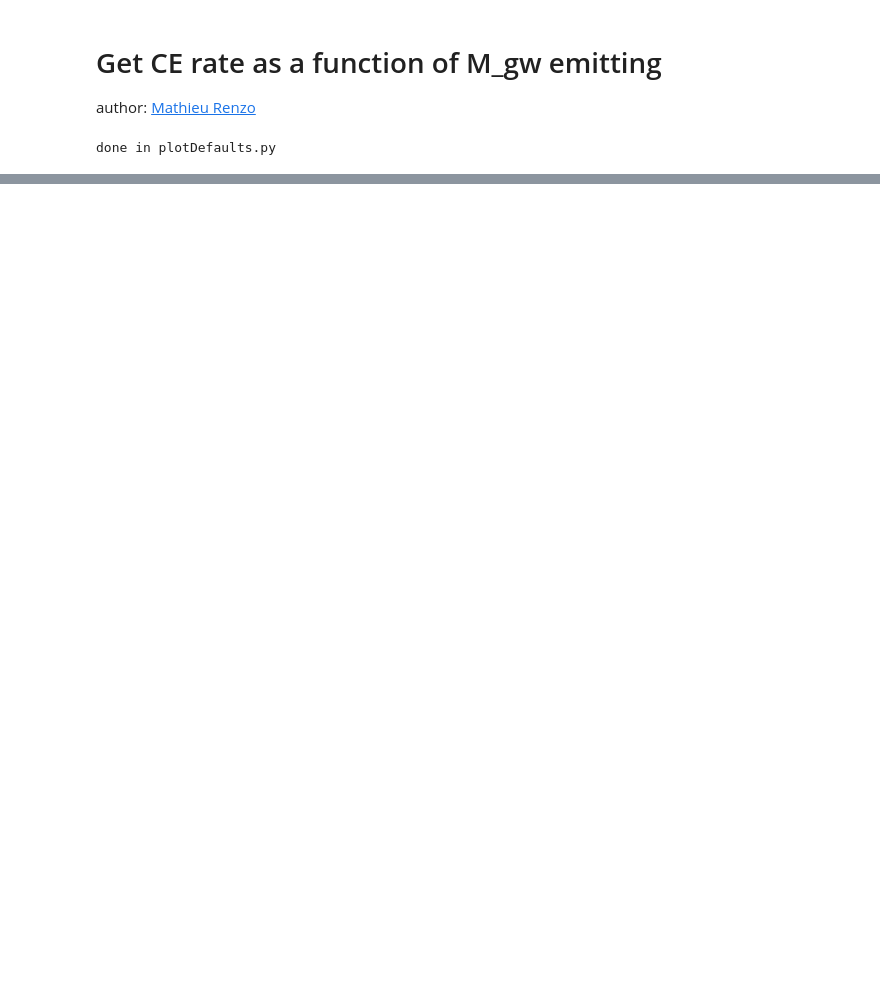
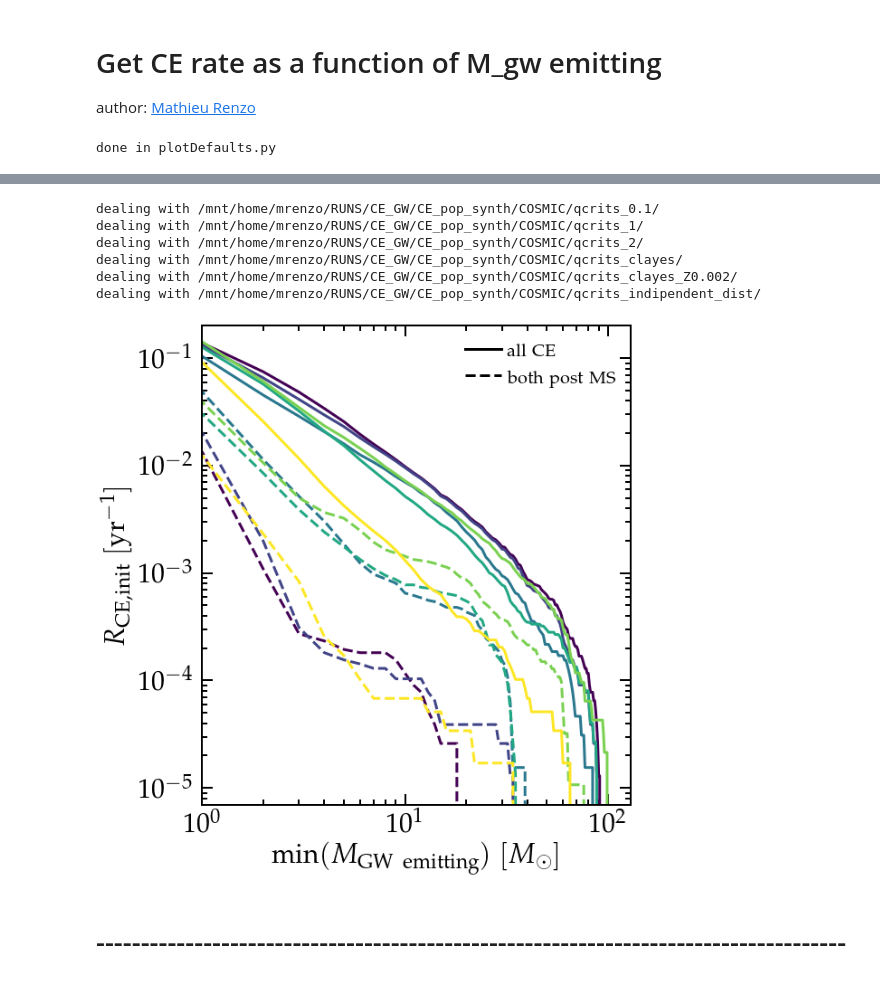
Before and after one commit to tcallister/LISA-and-CE-Evolution, a Jupyter notebook: COSMIC_popsynth/Common_envelope_rate_as_function_of_mass_gw_emitting.ipynb, the cells around one changed output, grey strips where cells are left out. Cells and saved outputs as stored; diff of their text form; code cells hidden in the pictures; blank space fills up the shorter version.

```diff
--- a/COSMIC_popsynth/Common_envelope_rate_as_function_of_mass_gw_emitting.ipynb
+++ b/COSMIC_popsynth/Common_envelope_rate_as_function_of_mass_gw_emitting.ipynb
@@ -32,3 +286,81 @@ default_folder = glob.glob(root+"qcrits_clayes/")[0]
+# %%
+# plot rate of initiation as a function of the mass emitting GWs
+
+fig = plt.figure(figsize=(15., 15.))
+gs = gridspec.GridSpec(2,2)
+gs.update(wspace=0,hspace=0)# top=1.1)
+ax = plt.subplot(gs[0])
+
+Ntest = 3
+Npaper = 101
+Mcuts  = np.linspace(0,100,Npaper)
+
+folders = ["/mnt/home/mrenzo/RUNS/CE_GW/CE_pop_synth/COSMIC/qcrits_0.1/",
+           "/mnt/home/mrenzo/RUNS/CE_GW/CE_pop_synth/COSMIC/qcrits_1/",
+           "/mnt/home/mrenzo/RUNS/CE_GW/CE_pop_synth/COSMIC/qcrits_2/",
+           "/mnt/home/mrenzo/RUNS/CE_GW/CE_pop_synth/COSMIC/qcrits_clayes/",
+           "/mnt/home/mrenzo/RUNS/CE_GW/CE_pop_synth/COSMIC/qcrits_clayes_Z0.002/",
+           "/mnt/home/mrenzo/RUNS/CE_GW/CE_pop_synth/COSMIC/qcrits_indipendent_dist/"]
+colors = plt.cm.viridis(np.linspace(0,1, len(folders)))
+labels = [r"$q_c=0.1$", r"$q_c=1$", r"$q_c=2$", r"$\mathrm{Clayes\ et\ al.\ 14}\ q_c$", r"$\mathrm{Clayes\ et\ al.\ 14}\ q_c,\ Z=0.002$", r"$\mathrm{Clayes\ et\ al.\ 14}\ q_c,\ \mathrm{indip.\ dist}$"]
+
+for folder in folders:
+    c = colors[folders.index(folder)]
+    print("dealing with", folder)
+    label = labels[folders.index(folder)]
+    allCErate = []
+    doublecoreCErate = []
+    for Mcut in Mcuts:
+        Rall, Rdoublecore = getCErates_masscut(folder, SFR=3.5, Mcut=Mcut)
+        allCErate.append(Rall)
+        doublecoreCErate.append(Rdoublecore)
+    #
+    ax.plot(Mcuts, allCErate, lw=3,c=c,ls='-', label=label)
+    ax.plot(Mcuts, doublecoreCErate, lw=3,c=c,ls='--')
+
+# l=ax.legend(fontsize=20, loc="lower left", handletextpad=0.1, handlelength=0.7, ncol=1, columnspacing=0.5) #bbox_to_anchor=(1.05,1.05))
+# l.draw_frame(False)
+
+# p1, = ax.plot(np.nan, np.nan, lw=3,ls='-', c='k', label=r"all CE")
+# p2, = ax.plot(np.nan, np.nan, lw=3,ls='--',c='k', label=r"both post MS")
+
+
+l2=ax.legend([p1,p2],[r"$\mathrm{all\ CE}$",r"$\mathrm{both\ post\ MS}$"], fontsize=20,
+             loc="upper right", handletextpad=0.3, ncol=1,
+             columnspacing=0.6)# , bbox_to_anchor=(0.95,0.65))
+l2.draw_frame(False)
+
+# ax.add_artist(l)
+
+ax.set_xlabel(r"$\min(M_\mathrm{GW\ emitting}) \ [M_\odot]$", fontsize=30)
+ax.set_ylabel(r"$R_\mathrm{CE,init} \ [\mathrm{yr^{-1}}]$", fontsize=30)
+
+ax.tick_params(axis='both', which='major', width=2, top="on", right="on", length=12, pad=10, labelsize=30, direction='in')
+ax.tick_params(axis='both', which='minor', width=2, top="on", right="on", length=6, pad=10, direction='in')
+ax.set_xlim(1,130)
+ax.set_ylim(7e-6,2e-1)
+# ax.xaxis.set_major_locator(MultipleLocator(20))
+# ax.xaxis.set_minor_locator(MultipleLocator(10))
+# ax.yaxis.set_major_locator(MultipleLocator(0.1))
+# ax.yaxis.set_minor_locator(MultipleLocator(0.05))
+ax.set_yscale('log')
+ax.set_xscale('log')
+ax.spines['top'].set_linewidth(2)
+ax.spines['bottom'].set_linewidth(2)
+ax.spines['right'].set_linewidth(2)
+ax.spines['left'].set_linewidth(2)
+plt.tight_layout()
+plt.savefig("/mnt/home/mrenzo/TMP/CE_rate_Mgw_subset_label.pdf", bbox_inches="tight")
+# %% [output]
+dealing with /mnt/home/mrenzo/RUNS/CE_GW/CE_pop_synth/COSMIC/qcrits_0.1/
+dealing with /mnt/home/mrenzo/RUNS/CE_GW/CE_pop_synth/COSMIC/qcrits_1/
+dealing with /mnt/home/mrenzo/RUNS/CE_GW/CE_pop_synth/COSMIC/qcrits_2/
+dealing with /mnt/home/mrenzo/RUNS/CE_GW/CE_pop_synth/COSMIC/qcrits_clayes/
+dealing with /mnt/home/mrenzo/RUNS/CE_GW/CE_pop_synth/COSMIC/qcrits_clayes_Z0.002/
+dealing with /mnt/home/mrenzo/RUNS/CE_GW/CE_pop_synth/COSMIC/qcrits_indipendent_dist/
+[figure, added]
+# %% [markdown]
+# ------------------------------------------------------------------------------------
 # %%
 def typesMap(folder):
     fig = plt.figure(figsize=(15., 15.))
```
Also changed, not shown: parts of 16 cells of this notebook, 1 other file.
